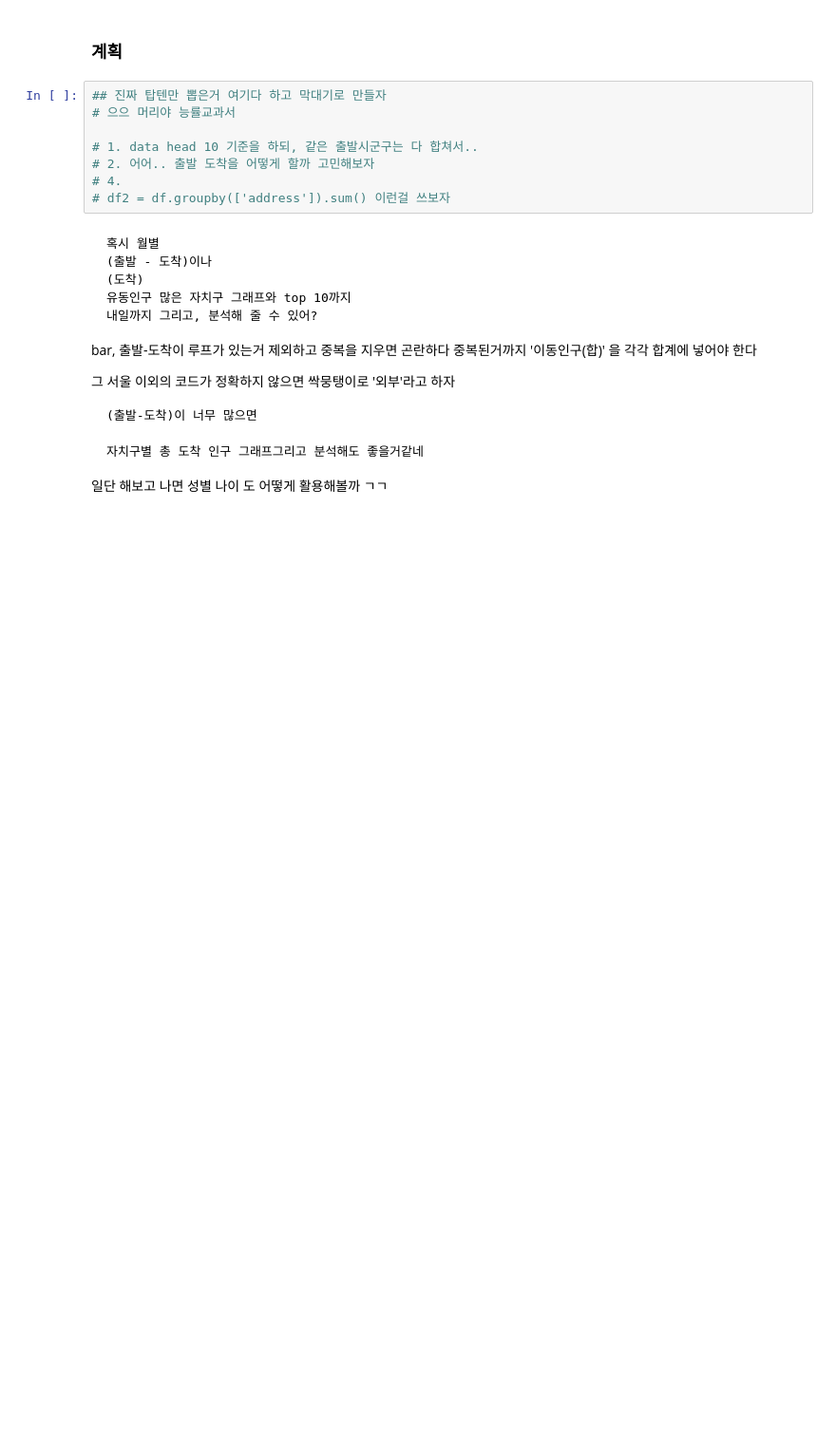
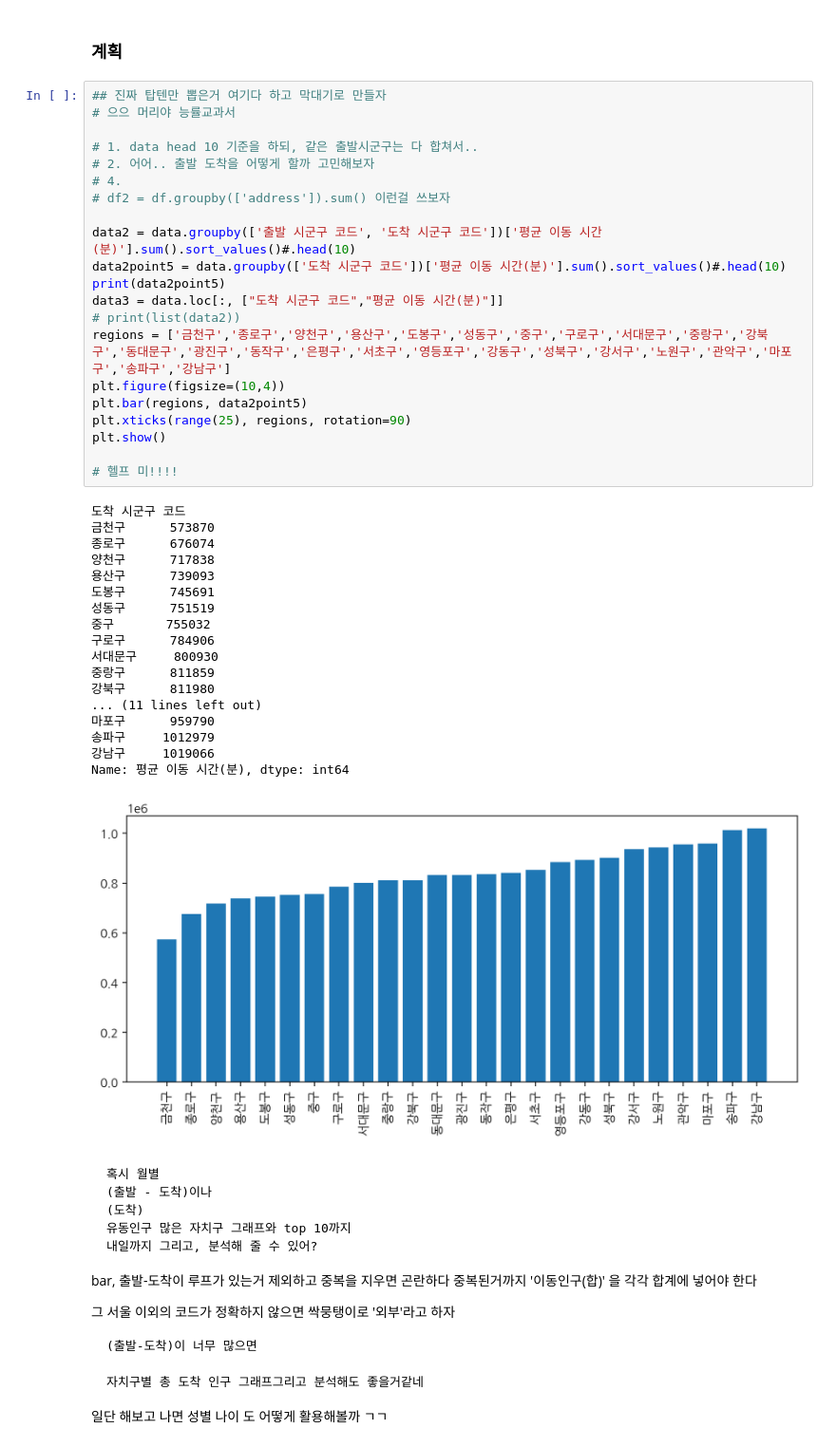
Before and after one commit to dmu-data-anal/data-analysis, a Jupyter notebook: .박종관/data_test4.ipynb, the cells around one changed output. Shown at 95% size. Saved outputs shown, nothing was run; the diff lists cells and outputs as text; blank space fills up the shorter version.

````diff
--- a/.박종관/data_test4.ipynb
+++ b/.박종관/data_test4.ipynb
@@ -99,14 +99,46 @@ plt.show()
 KeyboardInterrupt:
 # %% [markdown]
 ### 계획
-# %%
-## 진짜 탑텐만 뽑은거 여기다 하고 막대기로 만들자
-# 으으 머리야 능률교과서
-
-# 1. data head 10 기준을 하되, 같은 출발시군구는 다 합쳐서..
-# 2. 어어.. 출발 도착을 어떻게 할까 고민해보자
-# 4.
-# df2 = df.groupby(['address']).sum() 이런걸 쓰보자
+# %%
+## 진짜 탑텐만 뽑은거 여기다 하고 막대기로 만들자
+# 으으 머리야 능률교과서
+
+# 1. data head 10 기준을 하되, 같은 출발시군구는 다 합쳐서..
+# 2. 어어.. 출발 도착을 어떻게 할까 고민해보자
+# 4.
+# df2 = df.groupby(['address']).sum() 이런걸 쓰보자
+
+data2 = data.groupby(['출발 시군구 코드', '도착 시군구 코드'])['평균 이동 시간(분)'].sum().sort_values()#.head(10)
+data2point5 = data.groupby(['도착 시군구 코드'])['평균 이동 시간(분)'].sum().sort_values()#.head(10)
+print(data2point5)
+data3 = data.loc[:, ["도착 시군구 코드","평균 이동 시간(분)"]]
+# print(list(data2))
+regions = ['금천구','종로구','양천구','용산구','도봉구','성동구','중구','구로구','서대문구','중랑구','강북구','동대문구','광진구','동작구','은평구','서초구','영등포구','강동구','성북구','강서구','노원구','관악구','마포구','송파구','강남구']
+plt.figure(figsize=(10,4))
+plt.bar(regions, data2point5)
+plt.xticks(range(25), regions, rotation=90)
+plt.show()
+
+# 헬프 미!!!!
+# %% [output]
+도착 시군구 코드
+금천구      573870
+종로구      676074
+양천구      717838
+용산구      739093
+도봉구      745691
+성동구      751519
+중구       755032
+구로구      784906
+서대문구     800930
+중랑구      811859
+강북구      811980
+... (11 lines left out)
+마포구      959790
+송파구     1012979
+강남구     1019066
+Name: 평균 이동 시간(분), dtype: int64
+[figure, added]
 # %% [markdown]
 ```
 혹시 월별
````
Also changed, not shown: 1 other file.
